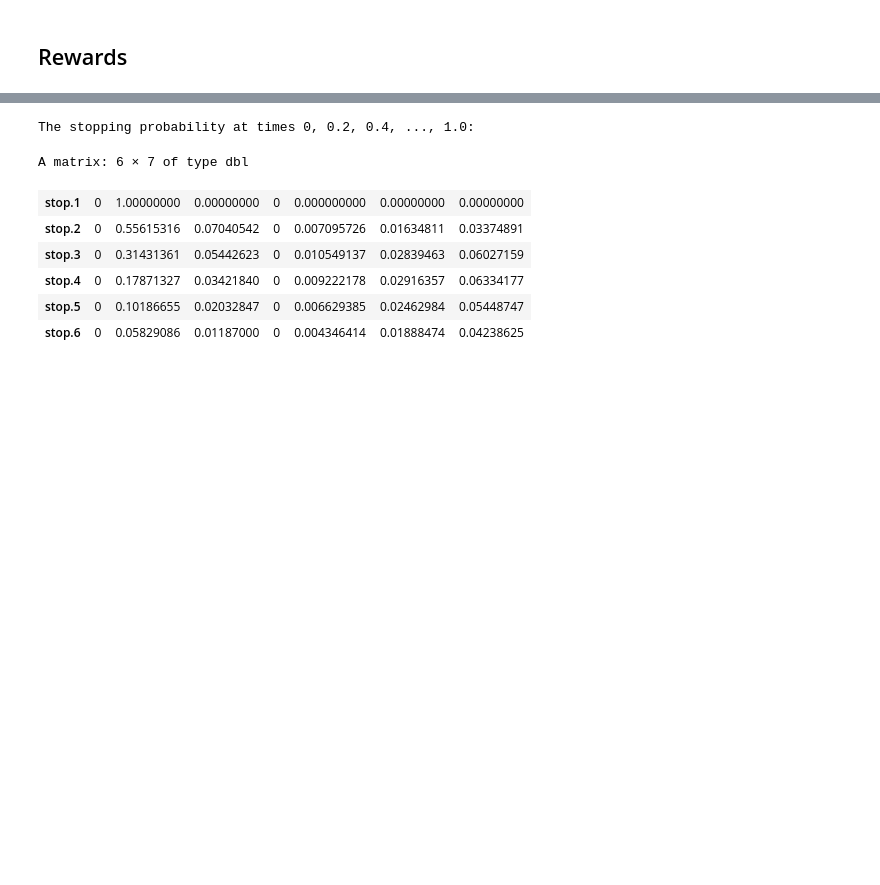
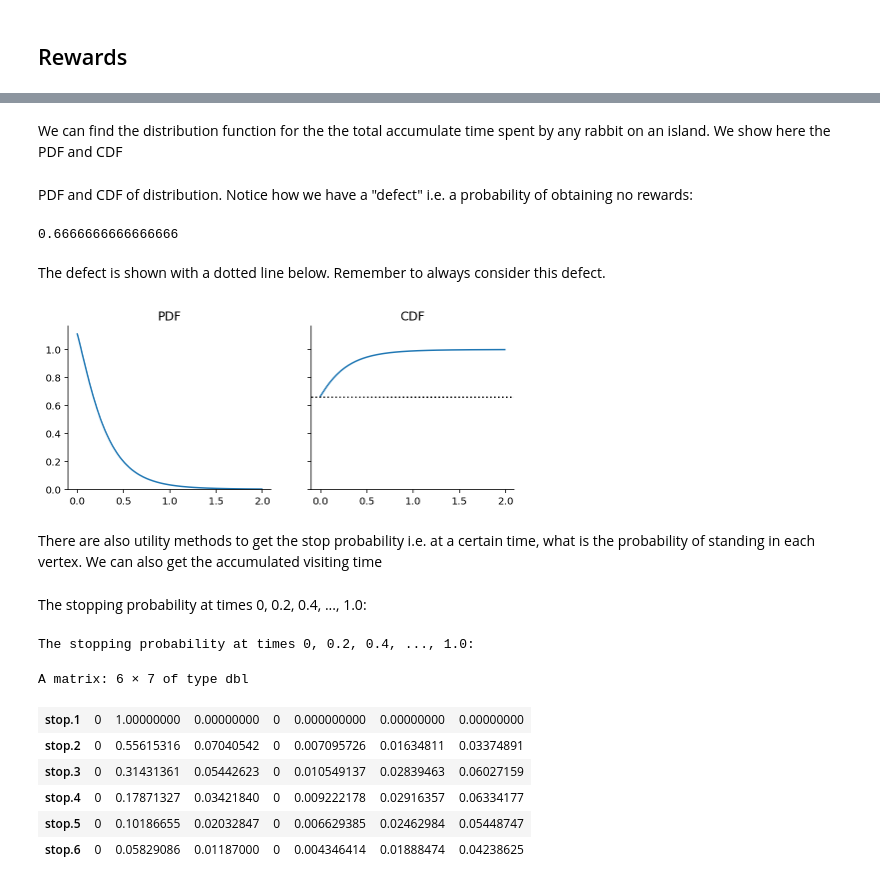
Before and after one commit to munch-group/PtDAlgorithms, a Jupyter notebook: examples/full_python_api_example.ipynb, the cells around one changed output, grey strips where cells are left out. Cells and saved outputs as stored; diff of their text form; code cells hidden in the pictures; blank space fills up the shorter version.

```diff
--- a/examples/full_python_api_example.ipynb
+++ b/examples/full_python_api_example.ipynb
@@ -317,0 +276,2 @@ The *defect* is plotted as a cross in the PDF. Remember to always consider this
+# %%
+rewards = np.array([graph.vertex_at(i).state()[1] for i in range(graph.vertices_length())])
@@ -317,0 +290,2 @@ The *defect* is plotted as a cross in the PDF. Remember to always consider this
+# %%
+right_graph = graph.reward_transform(rewards)
@@ -318 +299,32 @@ The *defect* is plotted as a cross in the PDF. Remember to always consider this
+# %% [markdown]
+We can find the distribution function for the the total accumulate time spent by any rabbit on an island. We show here the PDF and CDF
+# %%
+accumulated_rewards = np.arange(0, 2, 0.01)
+
+pdf = right_graph.pdf(accumulated_rewards)
+cdf = right_graph.cdf(accumulated_rewards)
+# %% [markdown]
+PDF and CDF of distribution. Notice how we have a "defect" i.e. a probability of obtaining no rewards:
+# %%
+right_graph.defect()
+# %% [output]
+0.6666666666666666
+# %% [markdown]
+The defect is shown with a dotted line below. Remember to always consider this defect.
+# %%
+fig, (ax1, ax2) = plt.subplots(1, 2, figsize=(8, 3), sharey=True)
+ax1.plot(accumulated_rewards, pdf)
+ax1.set_title("PDF")
+ax1.set_ylim(bottom=0)
+ax2.plot(accumulated_rewards, cdf)
+ax2.set_title("CDF")
+ax2.set_ylim(bottom=0)
+ax2.axhline(y=right_graph.defect(), linestyle='dotted', color='black')
+sns.despine()
+# %% [output]
+[figure, added]
+# %% [markdown]
+There are also utility methods to get the stop probability i.e. at a certain time, what is the probability of standing in each vertex. We can also get the accumulated visiting time
+# %% [markdown]
+The stopping probability at times 0, 0.2, 0.4, ..., 1.0:
 # %%
```
Also changed, not shown: parts of 19 cells of this notebook, 2 other files.
